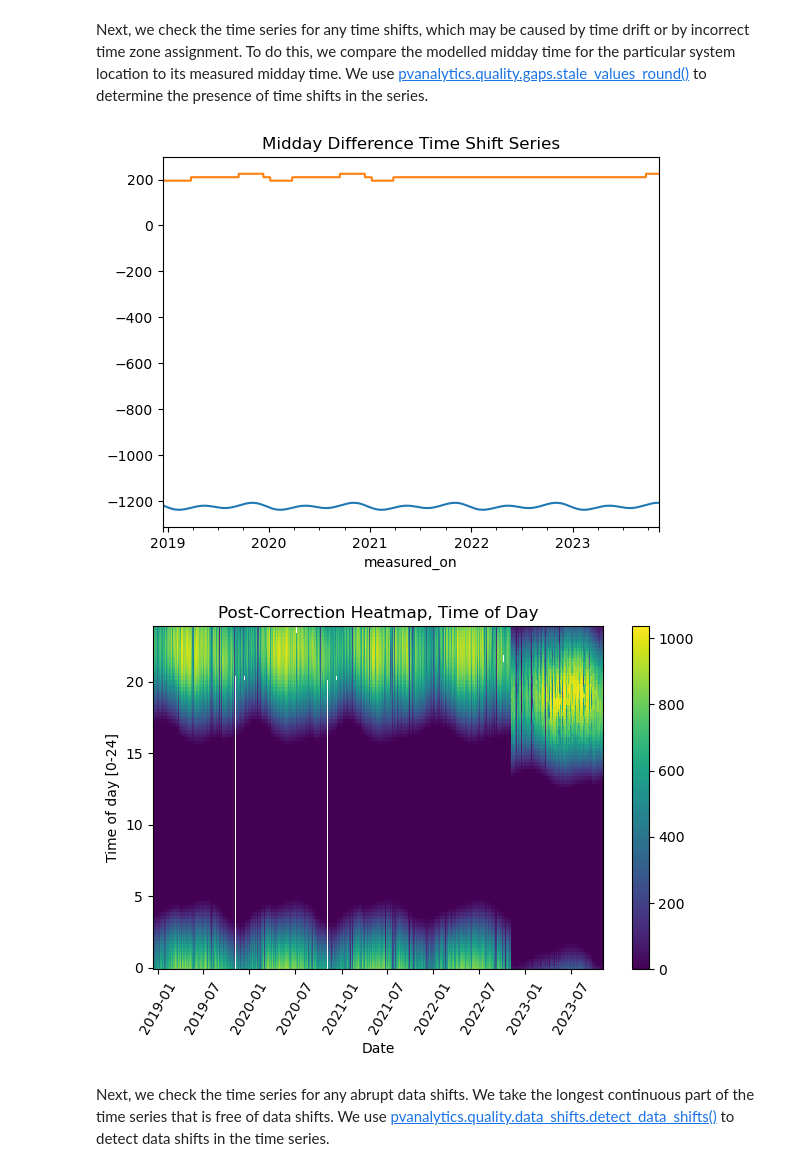
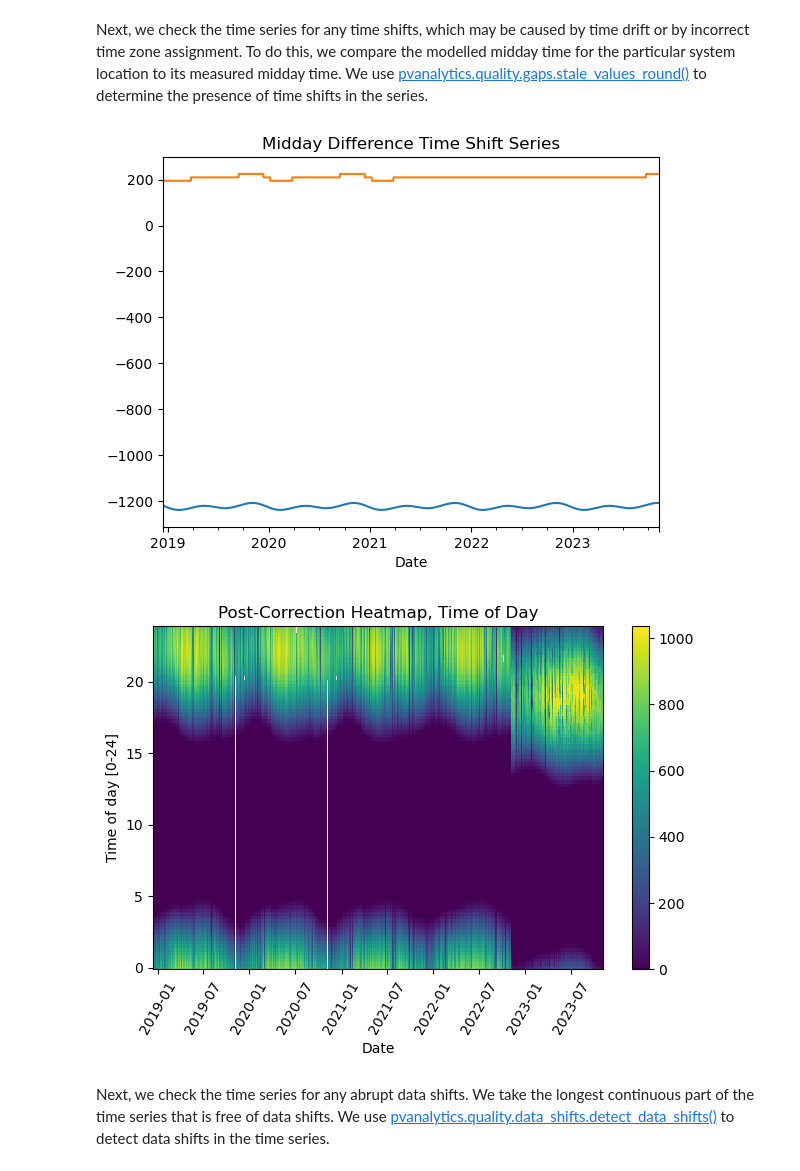
Before and after one commit to qnguyen345/pvdaq_access, a Jupyter notebook: tutorials/tutorials/1 - Downloading Data, and doing a Quality Assessment.ipynb, the cells around one changed output. Drawn from its saved outputs; the diff is of its cells as text; code cells hidden in the pictures.

```diff
--- a/tutorials/tutorials/1 - Downloading Data, and doing a Quality Assessment.ipynb
+++ b/tutorials/tutorials/1 - Downloading Data, and doing a Quality Assessment.ipynb
@@ -744,34 +744,35 @@ irradiance_time_series = irradiance_time_series[~irradiance_time_series.index.du
 midday_diff_series.plot()
 time_shift_series.plot()
 plt.title("Midday Difference Time Shift Series")
+plt.xlabel("Date")
 plt.show()
 
 # Plot the heatmap of the irradiance time series
 plt.figure()
 # Get time of day from the associated datetime column
 time_of_day = pd.Series(irradiance_time_series.index.hour +
                         irradiance_time_series.index.minute/60,
                         index=irradiance_time_series.index)
 # Pivot the dataframe
 dataframe = pd.DataFrame(pd.concat([irradiance_time_series, time_of_day], axis=1))
 dataframe.columns = ["values", 'time_of_day']
 dataframe = dataframe.dropna()
 dataframe_pivoted = dataframe.pivot_table(index='time_of_day',
                                           columns=dataframe.index.date,
                                           values="values")
 plt.pcolormesh(dataframe_pivoted.columns,
                dataframe_pivoted.index,
                dataframe_pivoted,
                shading='auto')
 plt.ylabel('Time of day [0-24]')
 plt.xlabel('Date')
 plt.xticks(rotation=60)
 plt.title('Post-Correction Heatmap, Time of Day')
 plt.colorbar()
 plt.tight_layout()
 plt.show()
 # %% [output]
-[figure, old version]
+[figure, new version]
 [figure]
 # %% [markdown]
 Next, we check the time series for any abrupt data shifts. We take the longest continuous part of the time series that is free of data shifts. We use [pvanalytics.quality.data_shifts.detect_data_shifts()](https://pvanalytics--202.org.readthedocs.build/en/202/generated/pvanalytics.quality.data_shifts.detect_data_shifts.html#pvanalytics.quality.data_shifts.detect_data_shifts) to detect data shifts in the time series.
```
Also changed, not shown: parts of 4 cells of this notebook.
